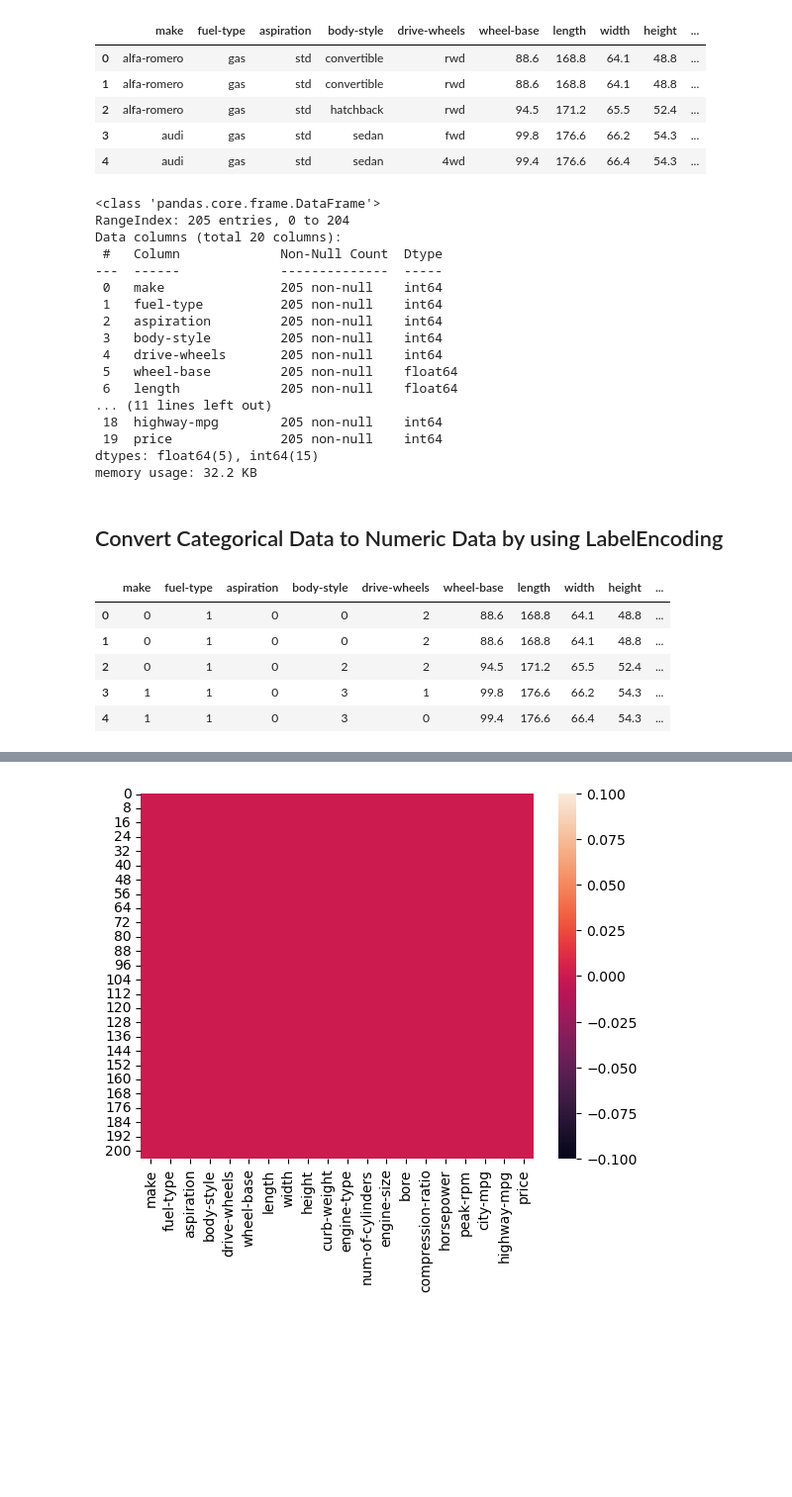
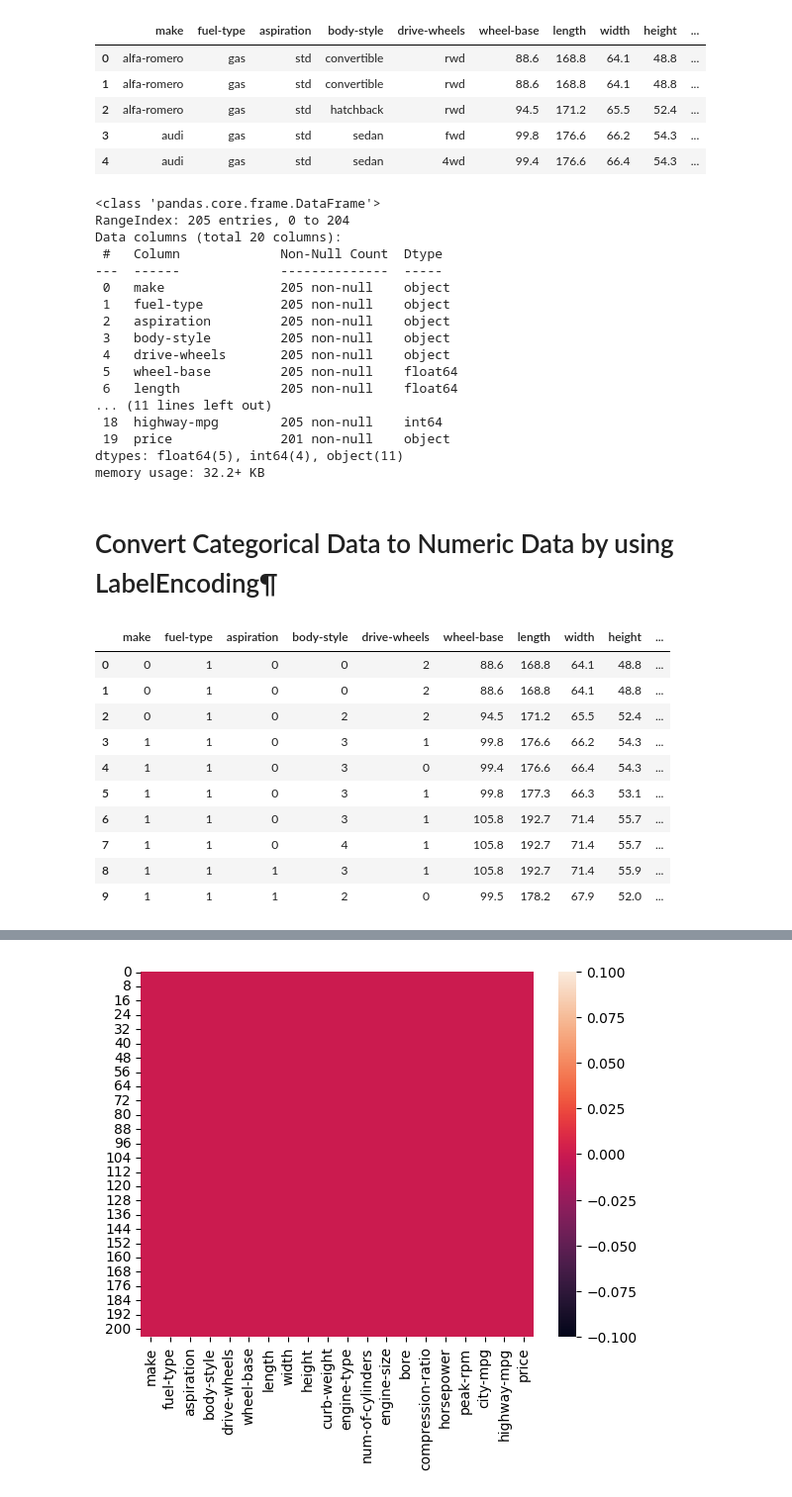
Before and after one commit to Siddhesh45687/EDA_Automobile_Analysis, a Jupyter notebook: EDA Of Automobile Data (1).ipynb, the cells around one changed output, grey strips where cells are left out. Shown at 99% size. Drawn from its saved outputs; the diff is of its cells as text; code cells hidden in the pictures; blank space fills up the shorter version.

```diff
--- a/EDA Of Automobile Data (1).ipynb
+++ b/EDA Of Automobile Data (1).ipynb
@@ -10,5 +23,5 @@ import numpy as np
 # %%
-dataset = pd.read_csv(r"C:\Users\Siddhesh\Downloads\Copy of automobile_data.csv")
+dataset = pd.read_csv("/kaggle/input/automobile123/Automobile_data.csv")
 dataset.head(5)
 # %% [output]
 |  | symboling | normalized-losses | make | fuel-type | aspiration | num-of-doors | body-style | drive-wheels | ... |
@@ -54,20 +67,20 @@ RangeIndex: 205 entries, 0 to 204
 Data columns (total 20 columns):
  #   Column             Non-Null Count  Dtype
 ---  ------             --------------  -----
- 0   make               205 non-null    int64
- 1   fuel-type          205 non-null    int64
- 2   aspiration         205 non-null    int64
- 3   body-style         205 non-null    int64
- 4   drive-wheels       205 non-null    int64
+ 0   make               205 non-null    object
+ 1   fuel-type          205 non-null    object
+ 2   aspiration         205 non-null    object
+ 3   body-style         205 non-null    object
+ 4   drive-wheels       205 non-null    object
  5   wheel-base         205 non-null    float64
  6   length             205 non-null    float64
 ... (11 lines left out)
  18  highway-mpg        205 non-null    int64
- 19  price              205 non-null    int64
-dtypes: float64(5), int64(15)
-memory usage: 32.2 KB
+ 19  price              201 non-null    object
+dtypes: float64(5), int64(4), object(11)
+memory usage: 32.2+ KB
 # %% [markdown]
-## Convert Categorical Data to Numeric Data by using LabelEncoding
+# Convert Categorical Data to Numeric Data by using LabelEncoding¶
 # %%
 from sklearn.preprocessing import LabelEncoder
 # %%
@@ -77,14 +90,19 @@ encoded_columns = ['make', 'fuel-type', 'aspiration', 'body-style', 'drive-wheel
 for col in encoded_columns:
     dataset[col] = le.fit_transform(dataset[col]).astype('int64')
 # %%
-dataset.head(5)
+dataset.head(10)
 # %% [output]
 |  | make | fuel-type | aspiration | body-style | drive-wheels | wheel-base | length | width | height | ... |
 | 0 | 0 | 1 | 0 | 0 | 2 | 88.6 | 168.8 | 64.1 | 48.8 | ... |
 | 1 | 0 | 1 | 0 | 0 | 2 | 88.6 | 168.8 | 64.1 | 48.8 | ... |
 | 2 | 0 | 1 | 0 | 2 | 2 | 94.5 | 171.2 | 65.5 | 52.4 | ... |
 | 3 | 1 | 1 | 0 | 3 | 1 | 99.8 | 176.6 | 66.2 | 54.3 | ... |
 | 4 | 1 | 1 | 0 | 3 | 0 | 99.4 | 176.6 | 66.4 | 54.3 | ... |
+| 5 | 1 | 1 | 0 | 3 | 1 | 99.8 | 177.3 | 66.3 | 53.1 | ... |
+| 6 | 1 | 1 | 0 | 3 | 1 | 105.8 | 192.7 | 71.4 | 55.7 | ... |
+| 7 | 1 | 1 | 0 | 4 | 1 | 105.8 | 192.7 | 71.4 | 55.7 | ... |
+| 8 | 1 | 1 | 1 | 3 | 1 | 105.8 | 192.7 | 71.4 | 55.9 | ... |
+| 9 | 1 | 1 | 1 | 2 | 0 | 99.5 | 178.2 | 67.9 | 52.0 | ... |
 # %%
 dataset.isnull().sum()
 # %% [output]
```
Also changed, not shown: parts of 13 cells of this notebook.
